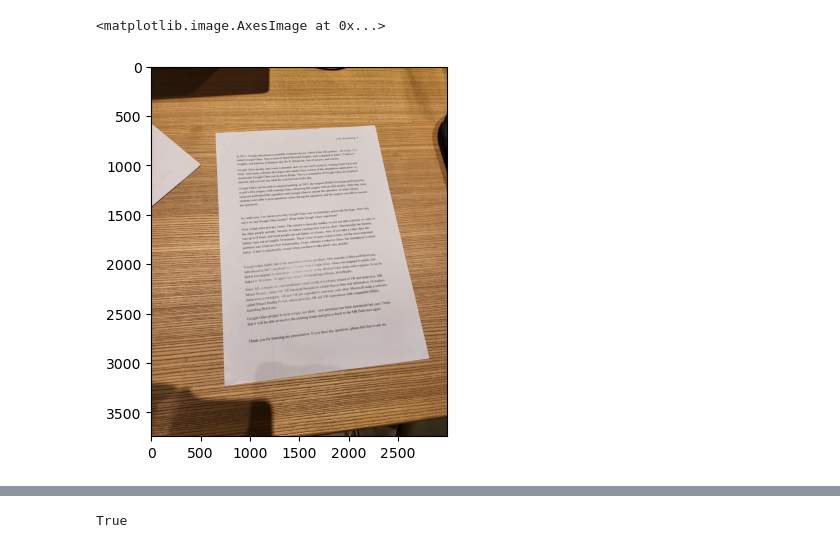
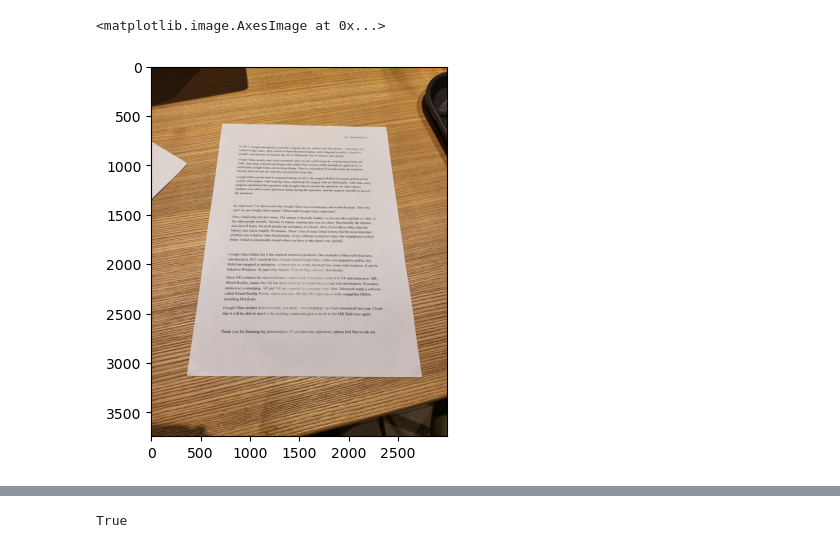
Before and after one commit to 5001945/2023Spring_IntroductionToComputerVision, a Jupyter notebook: get_a4.ipynb, the cells around one changed output, grey strips where cells are left out. Cells and saved outputs as stored; diff of their text form; code cells hidden in the pictures.

```diff
--- a/get_a4.ipynb
+++ b/get_a4.ipynb
@@ -6,12 +6,12 @@ import numpy as np
 
 mpl.rcParams['image.cmap'] = 'gray'
 # %%
-img = cv2.imread("test/photo1.jpg")
+img = cv2.imread("test/photo0.jpg")
 img = cv2.cvtColor(img, cv2.COLOR_BGR2RGB)
 plt.imshow(img)
 # %% [output]
 <matplotlib.image.AxesImage at 0x...>
-[figure, old version]
+[figure, new version]
 # %%
 def get_white_area(img: cv2.Mat) -> cv2.Mat:
     """R, G, B 값이 특정 threshold 이상인 픽셀을 1로 mask한다. Threshold method는 Otsu이다.
```
Also changed, not shown: parts of 4 cells of this notebook, 11 other files.
